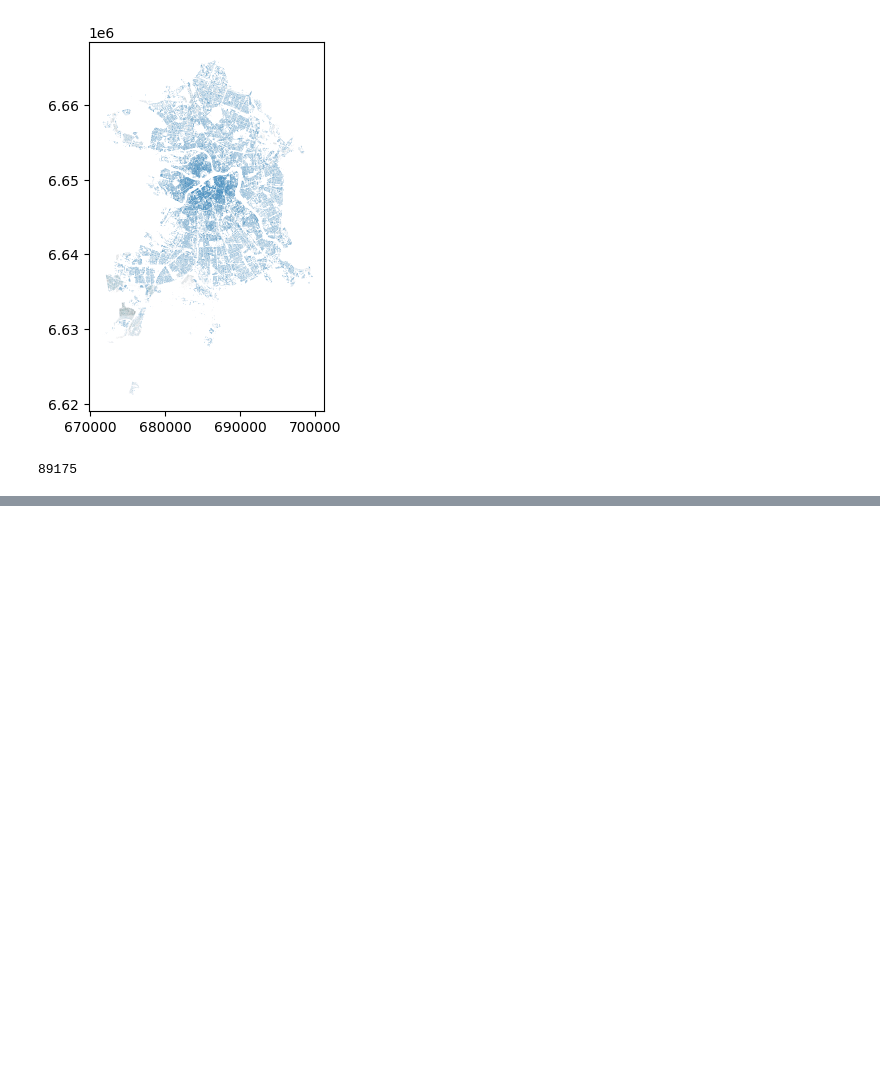
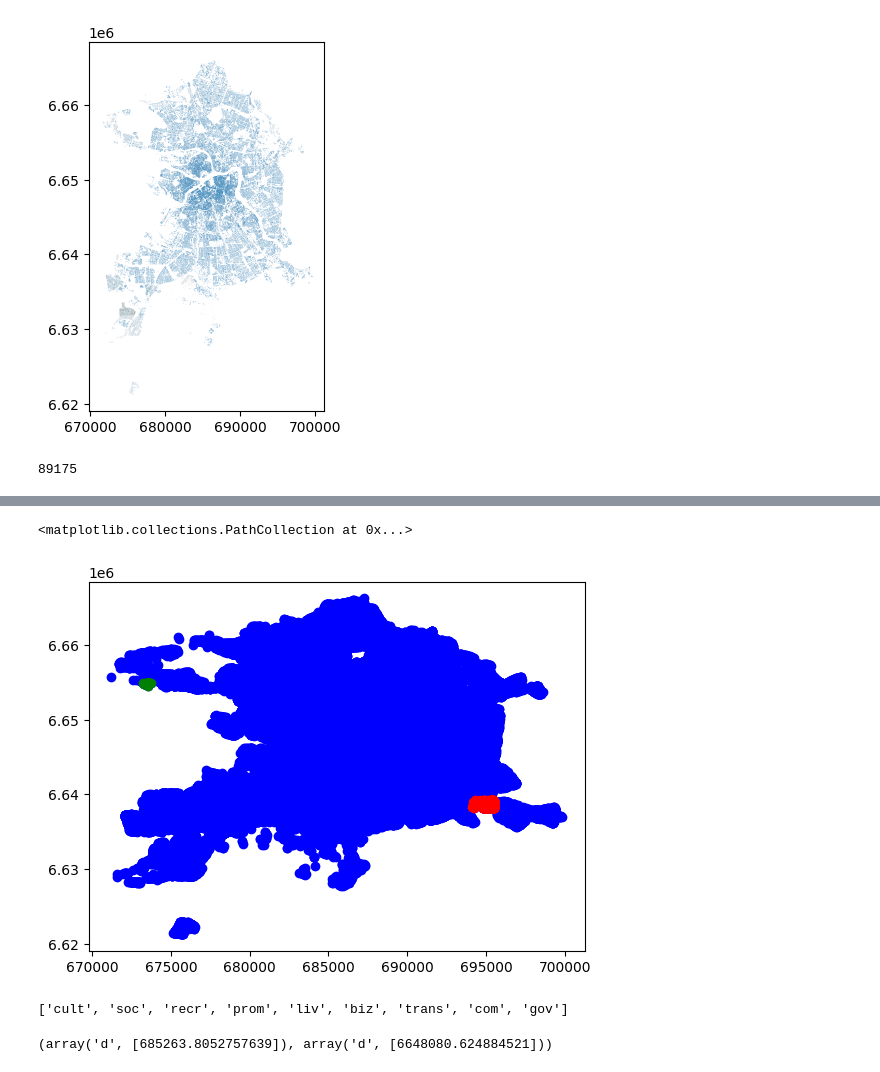
Before and after one commit to ilyakosstin/changellenge_case_MTS, a Jupyter notebook: connect.ipynb, the cells around one changed output, grey strips where cells are left out. Saved outputs shown, nothing was run; the diff lists cells and outputs as text; code cells hidden in the pictures; blank space fills up the shorter version.

```diff
--- a/connect.ipynb
+++ b/connect.ipynb
@@ -48,3 +33,6 @@ Name: union, Length: 134360, dtype: object
+# %%
+gdf_a['centroid'] = gdf_a['centroid'].apply(shapely.wkt.loads)
+gdf_b['centroid'] = gdf_b['centroid'].apply(shapely.wkt.loads)
 # %%
 component_a = gdf_a.groupby(by='component').agg({'union': 'first'})
 component_b = gdf_b.groupby(by='component').agg({'union': 'first'})
@@ -110,3 +96,21 @@ def plot_decomposition(conn, b_start, geom_a, geom_b):
     g_a, g_b = get_conn_decomposition(conn, b_start, geom_a, geom_b)
     plot_geom(g_a)
     plot_geom(g_b)
+
+# Объединение фигур
+def union(geometries):
+    if len(geometries) == 0:
+        return Point()
+
+    base = geometries[0]
+
+    for i in range(1, len(geometries)):
+        base = base.union(geometries[i])
+
+    return base
+
+def tuple_pts_to_x_y(xy):
+    return [np.array(i) for i in zip(*xy)]
+
+def shapely_pts_to_x_y(pts):
+    return tuple_pts_to_x_y([(p.x, p.y) for p in pts])
@@ -112,0 +305,20 @@ def plot_decomposition(conn, b_start, geom_a, geom_b):
+# %%
+N = 20
+
+assigned_sector_a = np.zeros((len(gdf_a),), dtype=int)
+assigned_sector_b = np.zeros((len(gdf_b),), dtype=int)
+points_to_assign = [(c.x, c.y) for c in gdf_a['centroid']] + [(c.x, c.y) for c in gdf_b['centroid']]
+b_start = len(gdf_a)
+
+grid =  assign_points_to_cells(points_to_assign, N)
+
+for i in range(N):
+    for j in range(N):
+        indices = grid[i][j]
+        sector_id = i * N + j
+        a_idx, b_idx = decompose(indices, b_start)
+        assigned_sector_a[a_idx] = sector_id
+        assigned_sector_b[b_idx] = sector_id
+
+gdf_a['sector'] = assigned_sector_a
+gdf_b['sector'] = assigned_sector_b
@@ -112,0 +344,13 @@ def plot_decomposition(conn, b_start, geom_a, geom_b):
+# %%
+plt.scatter(*shapely_pts_to_x_y(gdf_a['centroid']), color='blue')
+plt.scatter(*shapely_pts_to_x_y(gdf_a[gdf_a['sector'] == 256]['centroid']), color='red')
+plt.scatter(*shapely_pts_to_x_y(gdf_a[gdf_a['sector'] == 101]['centroid']), color='green')
+# %% [output]
+<matplotlib.collections.PathCollection at 0x...>
+[figure, added]
+# %%
+common_tags = list(set(d_a.values()))
+common_tags.remove('unknown')
+print(common_tags)
+# %% [output]
+['cult', 'soc', 'recr', 'prom', 'liv', 'biz', 'trans', 'com', 'gov']
@@ -112,0 +378,7 @@ def plot_decomposition(conn, b_start, geom_a, geom_b):
+# %%
+from shapely import MultiPoint
+
+city_center = MultiPoint(gdf_b['centroid']).centroid
+city_center.xy
+# %% [output]
+(array('d', [685263.8052757639]), array('d', [6648080.624884521]))
```
Also changed, not shown: parts of 30 cells of this notebook.
